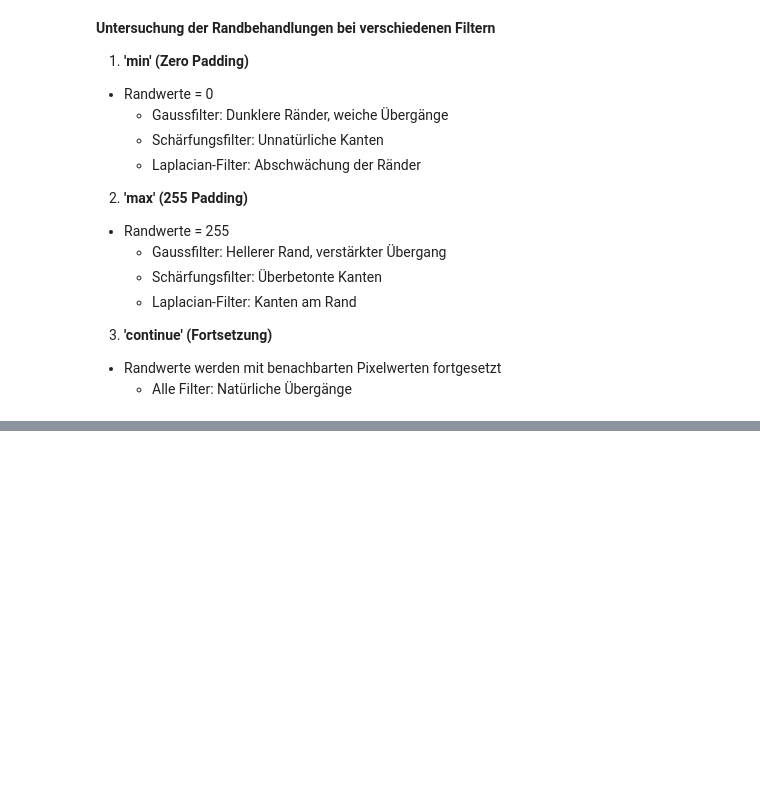
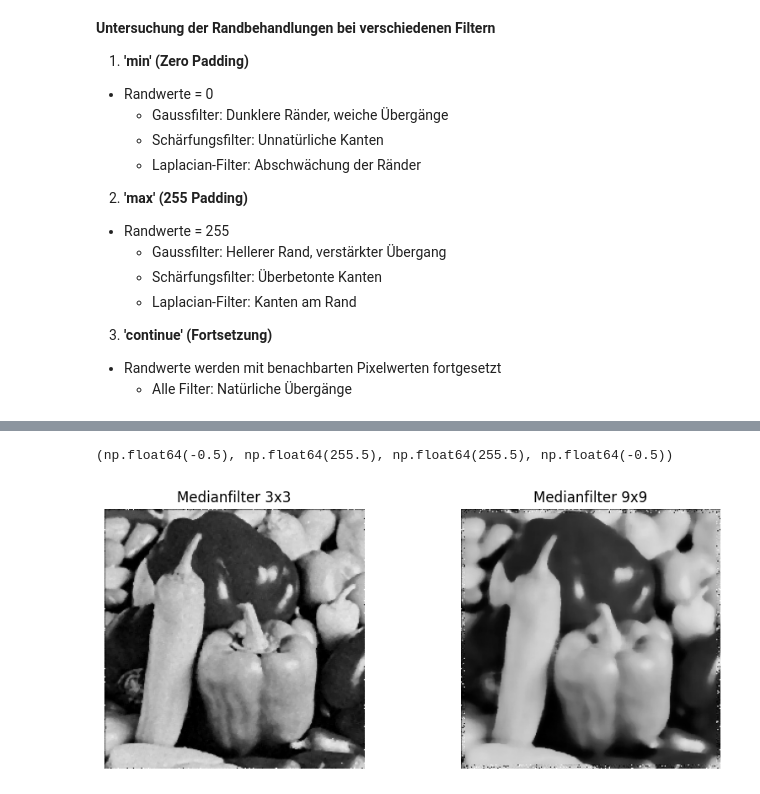
Before and after one commit to ellen313/2D-Computer-Vision, a Jupyter notebook: Abgabe_3/abgabe3.ipynb, the cells around one changed output, grey strips where cells are left out. Cells and saved outputs as stored; diff of their text form; code cells hidden in the pictures; blank space fills up the shorter version.

```diff
--- a/Abgabe_3/abgabe3.ipynb
+++ b/Abgabe_3/abgabe3.ipynb
@@ -246,0 +384,17 @@ Gefiltert mit 'min':
+# %%
+median_img3 = medianFilter(images[1], 9, 1)
+
+plt.figure(figsize=(10, 4))
+
+plt.subplot(1, 2, 1)
+plt.title("Medianfilter 3x3")
+plt.imshow(median_img, cmap='gray')
+plt.axis('off')
+
+plt.subplot(1, 2, 2)
+plt.title("Medianfilter 9x9")
+plt.imshow(median_img3, cmap='gray')
+plt.axis('off')
+# %% [output]
+(np.float64(-0.5), np.float64(255.5), np.float64(255.5), np.float64(-0.5))
+[figure, added]
```
Also changed, not shown: parts of 11 cells of this notebook.
